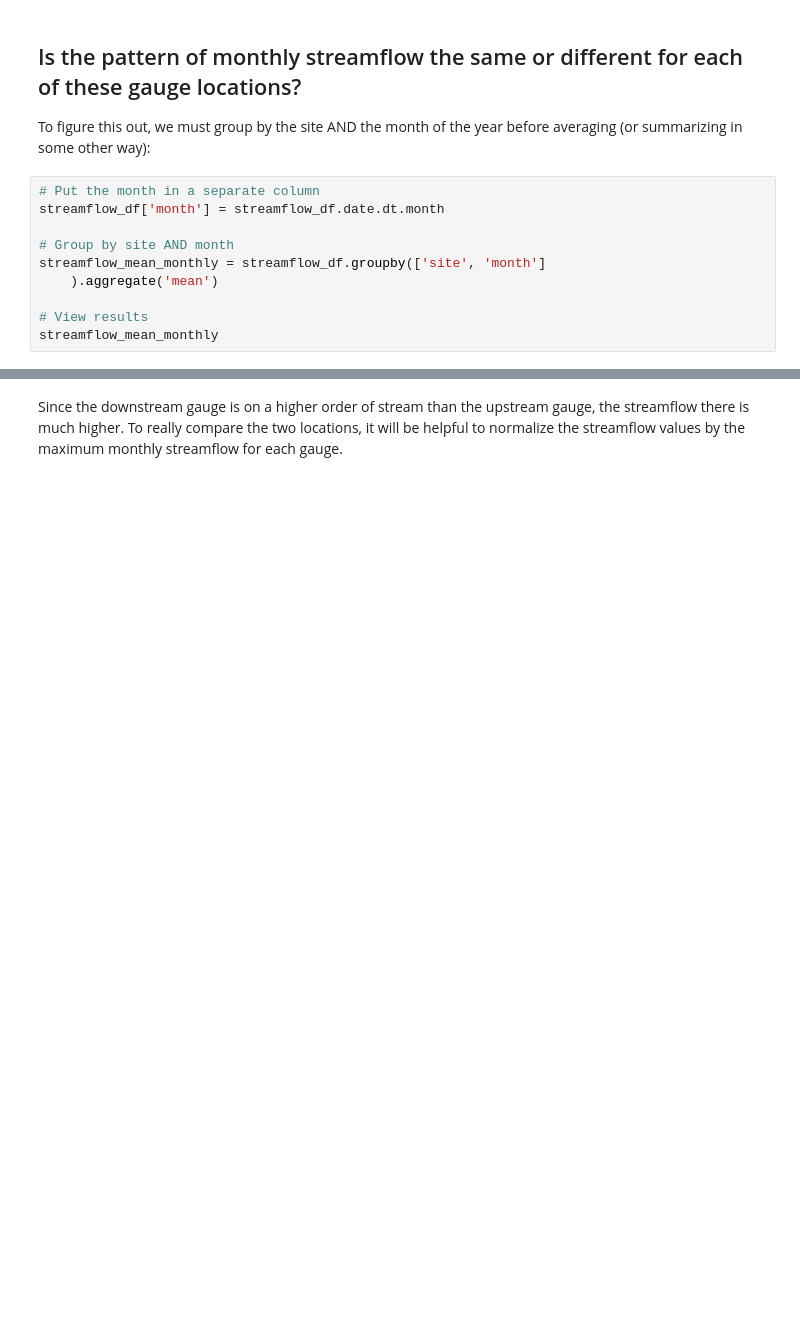
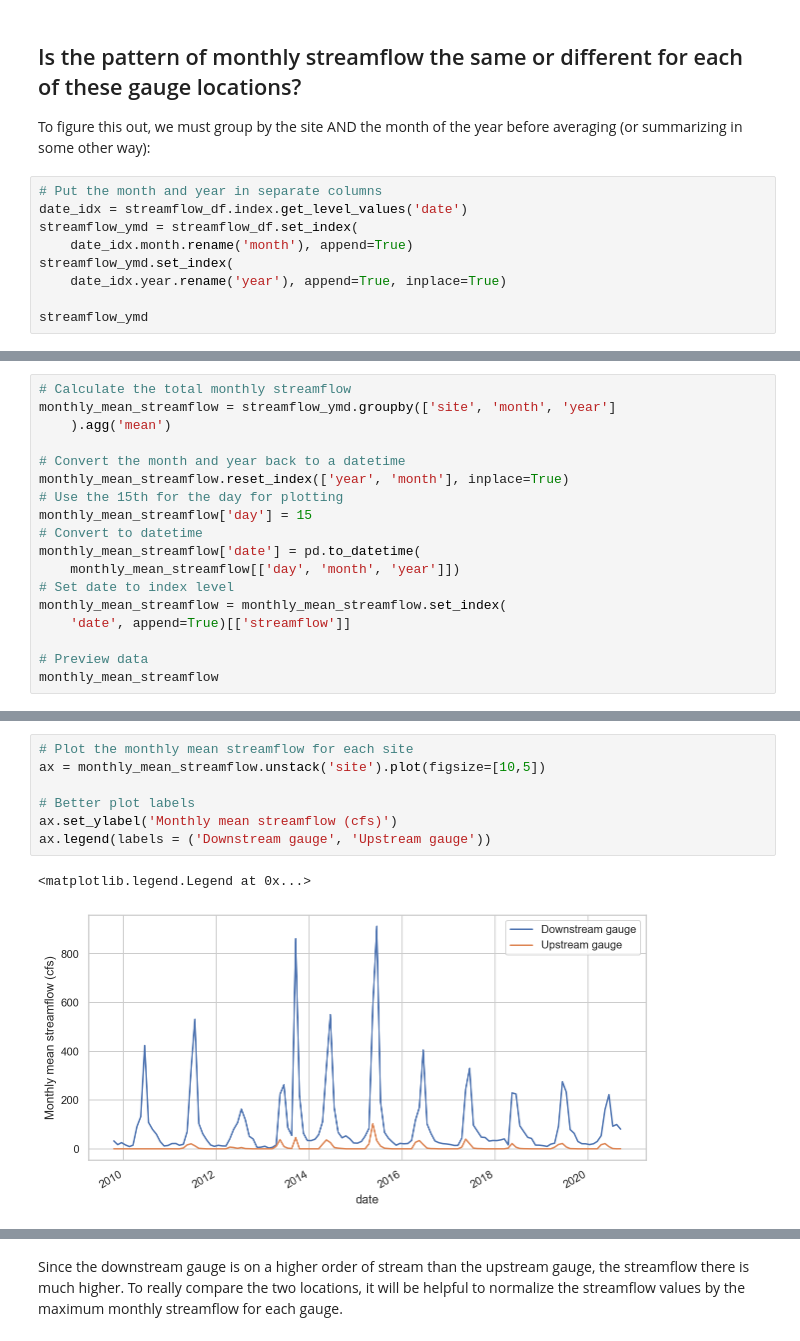
Before and after one commit to eculler/grouping-and-aggregating, a Jupyter notebook: grouping_and_aggregating_demo_answerkey.ipynb, the cells around one changed output, grey strips where cells are left out. Saved outputs shown, nothing was run; the diff lists cells and outputs as text; blank space fills up the shorter version.

```diff
--- a/grouping_and_aggregating_demo_answerkey.ipynb
+++ b/grouping_and_aggregating_demo_answerkey.ipynb
@@ -52,13 +115,12 @@ streamflow_df.groupby('site').agg('mean')
 ## Is the pattern of monthly streamflow the same or different for each of these gauge locations?
 
 To figure this out, we must group by the site AND the month of the year before averaging (or summarizing in some other way):
-# %%
-# Put the month in a separate column
-streamflow_df['month'] = streamflow_df.date.dt.month
-
-# Group by site AND month
-streamflow_mean_monthly = streamflow_df.groupby(['site', 'month']
-    ).aggregate('mean')
-
-# View results
-streamflow_mean_monthly
+# %%
+# Put the month and year in separate columns
+date_idx = streamflow_df.index.get_level_values('date')
+streamflow_ymd = streamflow_df.set_index(
+    date_idx.month.rename('month'), append=True)
+streamflow_ymd.set_index(
+    date_idx.year.rename('year'), append=True, inplace=True)
+
+streamflow_ymd
@@ -64,0 +144,18 @@ streamflow_mean_monthly
+# %%
+# Calculate the total monthly streamflow
+monthly_mean_streamflow = streamflow_ymd.groupby(['site', 'month', 'year']
+    ).agg('mean')
+
+# Convert the month and year back to a datetime
+monthly_mean_streamflow.reset_index(['year', 'month'], inplace=True)
+# Use the 15th for the day for plotting
+monthly_mean_streamflow['day'] = 15
+# Convert to datetime
+monthly_mean_streamflow['date'] = pd.to_datetime(
+    monthly_mean_streamflow[['day', 'month', 'year']])
+# Set date to index level
+monthly_mean_streamflow = monthly_mean_streamflow.set_index(
+    'date', append=True)[['streamflow']]
+
+# Preview data
+monthly_mean_streamflow
@@ -64,0 +177,10 @@ streamflow_mean_monthly
+# %%
+# Plot the monthly mean streamflow for each site
+ax = monthly_mean_streamflow.unstack('site').plot(figsize=[10,5])
+
+# Better plot labels
+ax.set_ylabel('Monthly mean streamflow (cfs)')
+ax.legend(labels = ('Downstream gauge', 'Upstream gauge'))
+# %% [output]
+<matplotlib.legend.Legend at 0x...>
+[figure, added]
```
Also changed, not shown: parts of 27 cells of this notebook, 6 other files.
